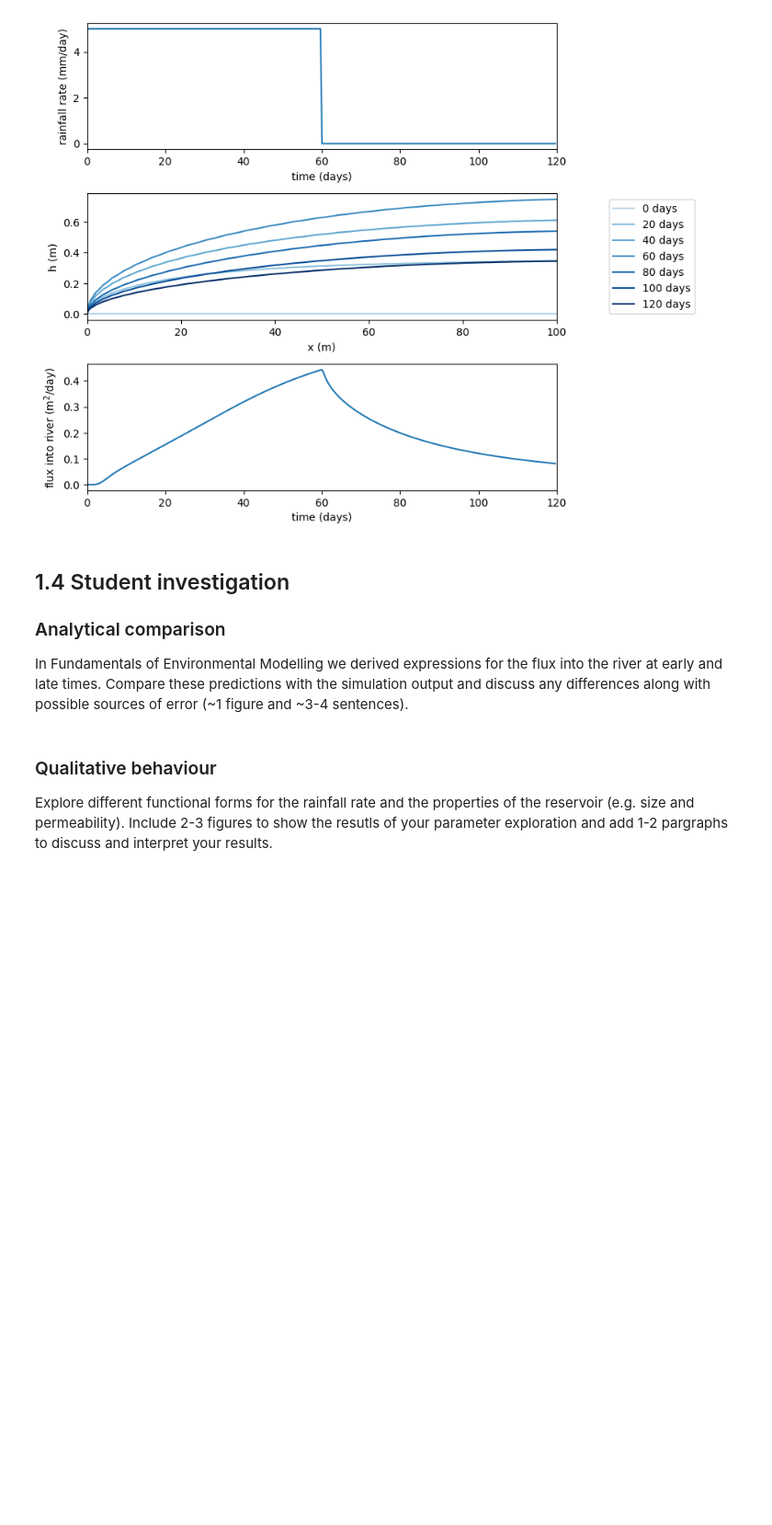
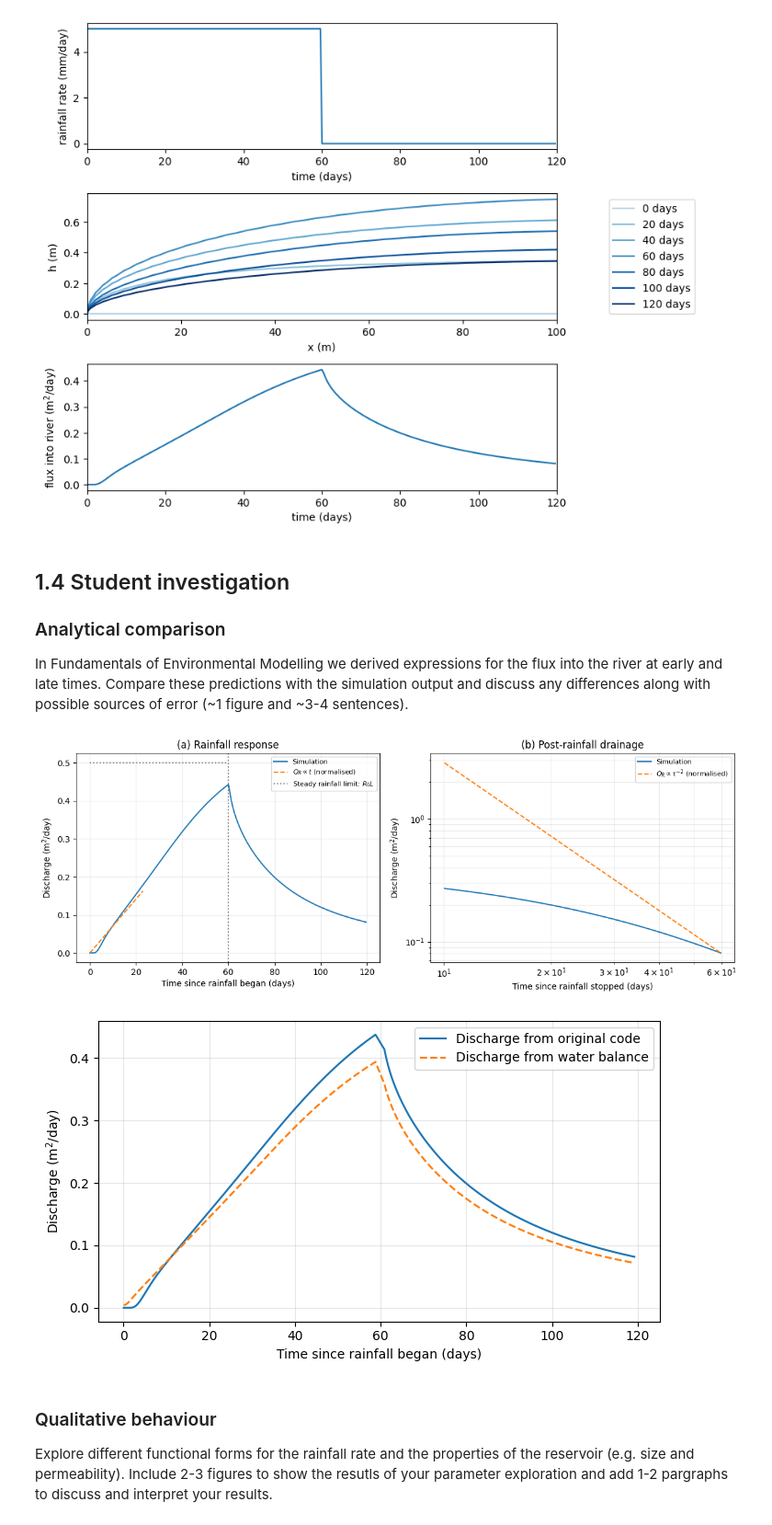
Before and after one commit to OsmanthusLiu/qces, a Jupyter notebook: Project2_transport.ipynb, the cells around one changed output. Shown at 92% size. Saved outputs shown, nothing was run; the diff lists cells and outputs as text; code cells hidden in the pictures; blank space fills up the shorter version.

```diff
--- a/Project2_transport.ipynb
+++ b/Project2_transport.ipynb
@@ -289,6 +289,81 @@ plt.subplots_adjust(hspace=0.35) # add space between the panels
 <a id='section1pt4'></a>
 ### Analytical comparison
 In Fundamentals of Environmental Modelling we derived expressions for the flux into the river at early and late times. Compare these predictions with the simulation output and discuss any differences along with possible sources of error (~1 figure and ~3-4 sentences).
+# %%
+tc = phi * L / np.sqrt(ub * R0)
+
+i_early = np.argmin(np.abs(t_save - 0.2 * tc))
+early = (t_save > 0) & (t_save <= min(0.5 * tc, T))
+Q_early = QR_save[i_early] * t_save[early] / t_save[i_early]
+
+tau = t_save - T
+late = (tau >= 10 * day) & (QR_save > 0)
+Q_late = QR_save[-1] * (tau[late] / tau[-1])**(-2)
+
+fig, ax = plt.subplots(1, 2, figsize=(12, 4.5))
+
+ax[0].plot(t_save / day, QR_save * day, label="Simulation")
+ax[0].plot(
+    t_save[early] / day, Q_early * day, "--",
+    label=r"$Q_R \propto t$ (normalised)"
+)
+ax[0].hlines(
+    R0 * L * day, 0, T / day,
+    colors="grey", linestyles=":",
+    label=r"Steady rainfall limit: $R_0L$"
+)
+ax[0].axvline(T / day, color="black", linestyle=":", alpha=0.5)
+ax[0].set(
+    xlabel="Time since rainfall began (days)",
+    ylabel=r"Discharge ($\mathrm{m^2/day}$)",
+    title="(a) Rainfall response"
+)
+
+ax[1].loglog(tau[late] / day, QR_save[late] * day, label="Simulation")
+ax[1].loglog(
+    tau[late] / day, Q_late * day, "--",
+    label=r"$Q_R \propto \tau^{-2}$ (normalised)"
+)
+ax[1].set(
+    xlabel="Time since rainfall stopped (days)",
+    ylabel=r"Discharge ($\mathrm{m^2/day}$)",
+    title="(b) Post-rainfall drainage"
+)
+
+for panel in ax:
+    panel.legend(fontsize=8)
+    panel.grid(True, which="both", alpha=0.25)
+
+plt.tight_layout()
+plt.show()
+
+# Independent discharge estimate from water conservation
+Q_balance = rainfall_rate(t_save) * L - np.gradient(volume_save, t_save)
+
+# Exclude endpoints and the rainfall switch:
+# numerical differentiation is less reliable at these locations.
+check = np.ones(t_save.size, dtype=bool)
+check[[0, -1]] = False
+check &= np.abs(t_save - T) > 2 * np.max(np.diff(t_save))
+
+plt.figure(figsize=(7, 4))
+plt.plot(
+    t_save[check] / day, QR_save[check] * day,
+    label="Discharge from original code"
+)
+plt.plot(
+    t_save[check] / day, Q_balance[check] * day, "--",
+    label="Discharge from water balance"
+)
+plt.xlabel("Time since rainfall began (days)")
+plt.ylabel(r"Discharge ($\mathrm{m^2/day}$)")
+plt.legend()
+plt.grid(alpha=0.3)
+plt.tight_layout()
+plt.show()
+# %% [output]
+[figure, added]
+[figure, added]
 # %% [markdown]
 ### Qualitative behaviour
 Explore different functional forms for the rainfall rate and the properties of the reservoir (e.g. size and permeability).  Include 2-3 figures to show the resutls of your parameter exploration and add 1-2 pargraphs to discuss and interpret your results.
```
Also changed, not shown: parts of 3 cells of this notebook.
